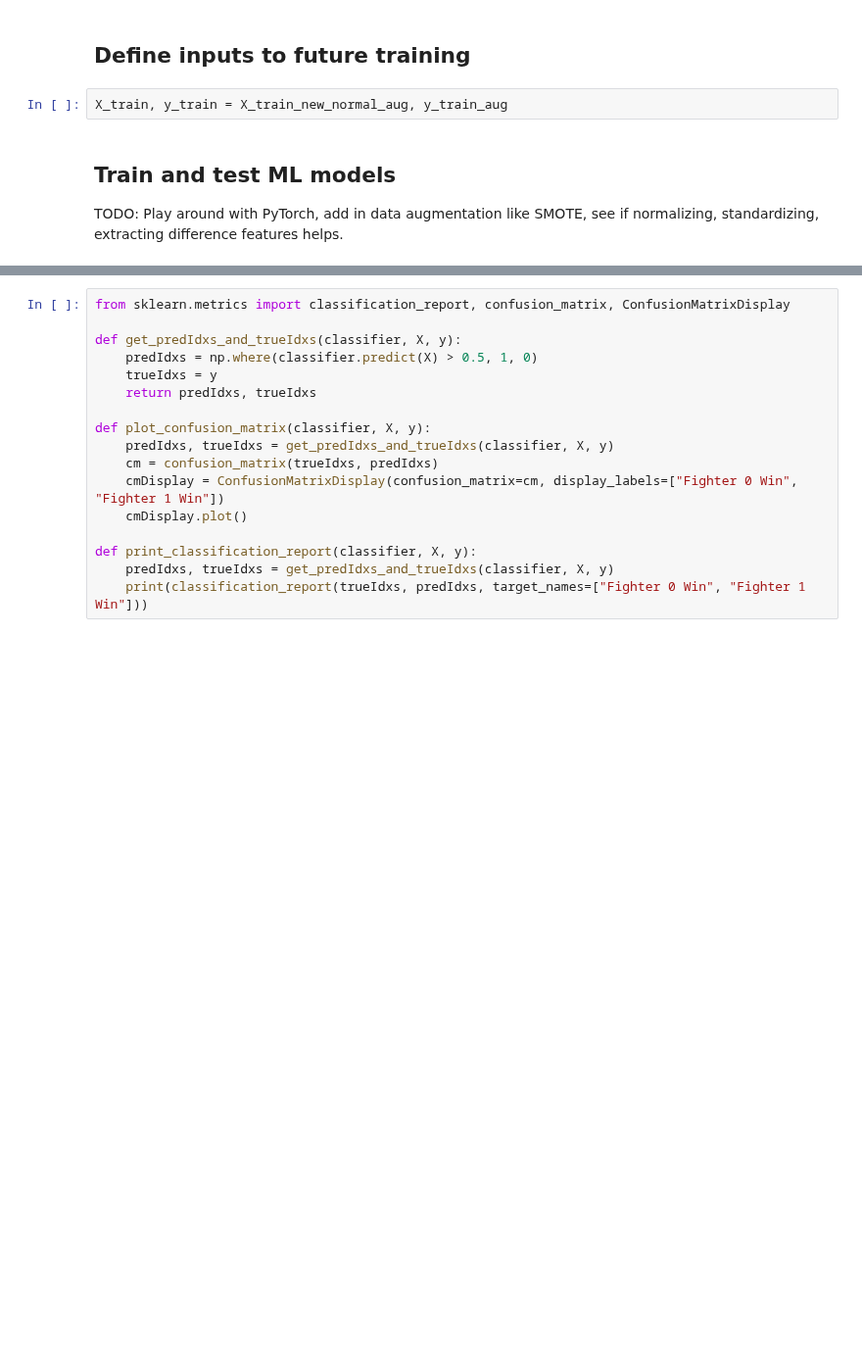
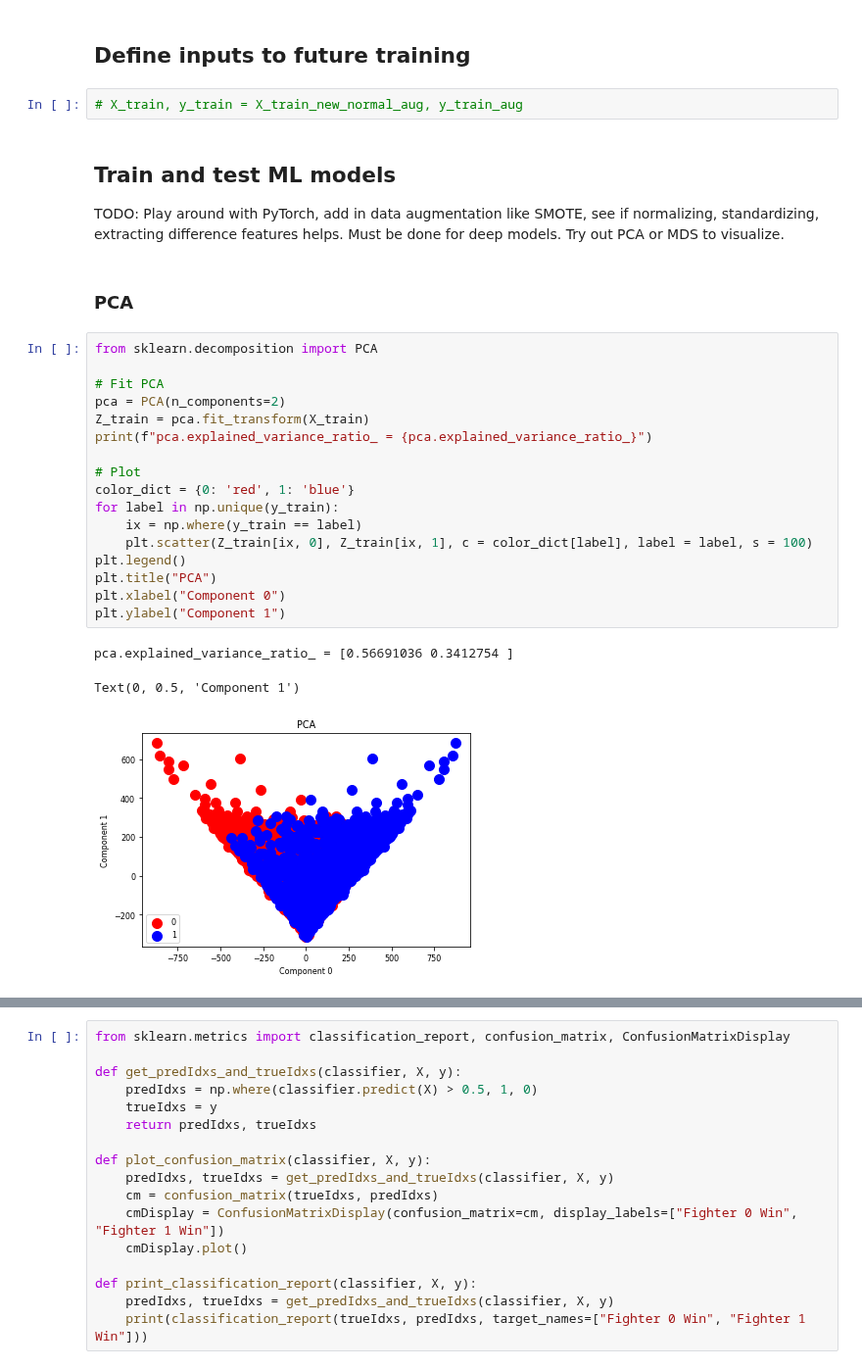
Before and after one commit to tylerlum/ufc_automated_scoring_system, a Jupyter notebook: UFC_automated_scoring.ipynb, the cells around one changed output, grey strips where cells are left out. Shown at 98% size. Saved outputs shown, nothing was run; the diff lists cells and outputs as text; blank space fills up the shorter version.

```diff
--- a/UFC_automated_scoring.ipynb
+++ b/UFC_automated_scoring.ipynb
@@ -220,8 +220,31 @@ y_train_aug.shape = (26488, 1)
 # %% [markdown]
 ## Define inputs to future training
 # %%
-X_train, y_train = X_train_new_normal_aug, y_train_aug
+# X_train, y_train = X_train_new_normal_aug, y_train_aug
 # %% [markdown]
 ## Train and test ML models
 
-TODO: Play around with PyTorch, add in data augmentation like SMOTE, see if normalizing, standardizing, extracting difference features helps.
+TODO: Play around with PyTorch, add in data augmentation like SMOTE, see if normalizing, standardizing, extracting difference features helps. Must be done for deep models. Try out PCA or MDS to visualize.
+# %% [markdown]
+### PCA
+# %%
+from sklearn.decomposition import PCA
+
+# Fit PCA
+pca = PCA(n_components=2)
+Z_train = pca.fit_transform(X_train)
+print(f"pca.explained_variance_ratio_ = {pca.explained_variance_ratio_}")
+
+# Plot
+color_dict = {0: 'red', 1: 'blue'}
+for label in np.unique(y_train):
+    ix = np.where(y_train == label)
+    plt.scatter(Z_train[ix, 0], Z_train[ix, 1], c = color_dict[label], label = label, s = 100)
+plt.legend()
+plt.title("PCA")
+plt.xlabel("Component 0")
+plt.ylabel("Component 1")
+# %% [output]
+pca.explained_variance_ratio_ = [0.56691036 0.3412754 ]
+Text(0, 0.5, 'Component 1')
+[figure, added]
```
Also changed, not shown: parts of 22 cells of this notebook.
